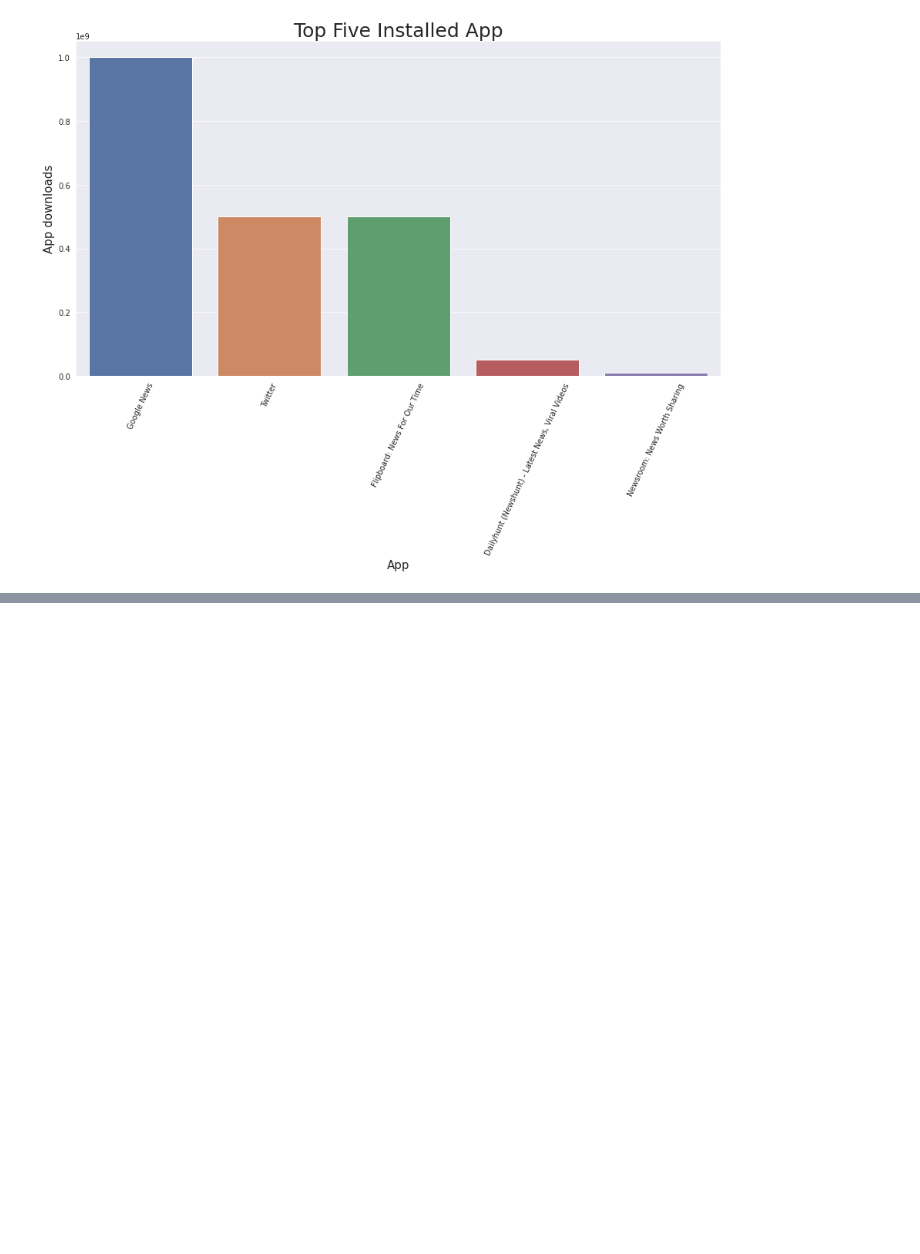
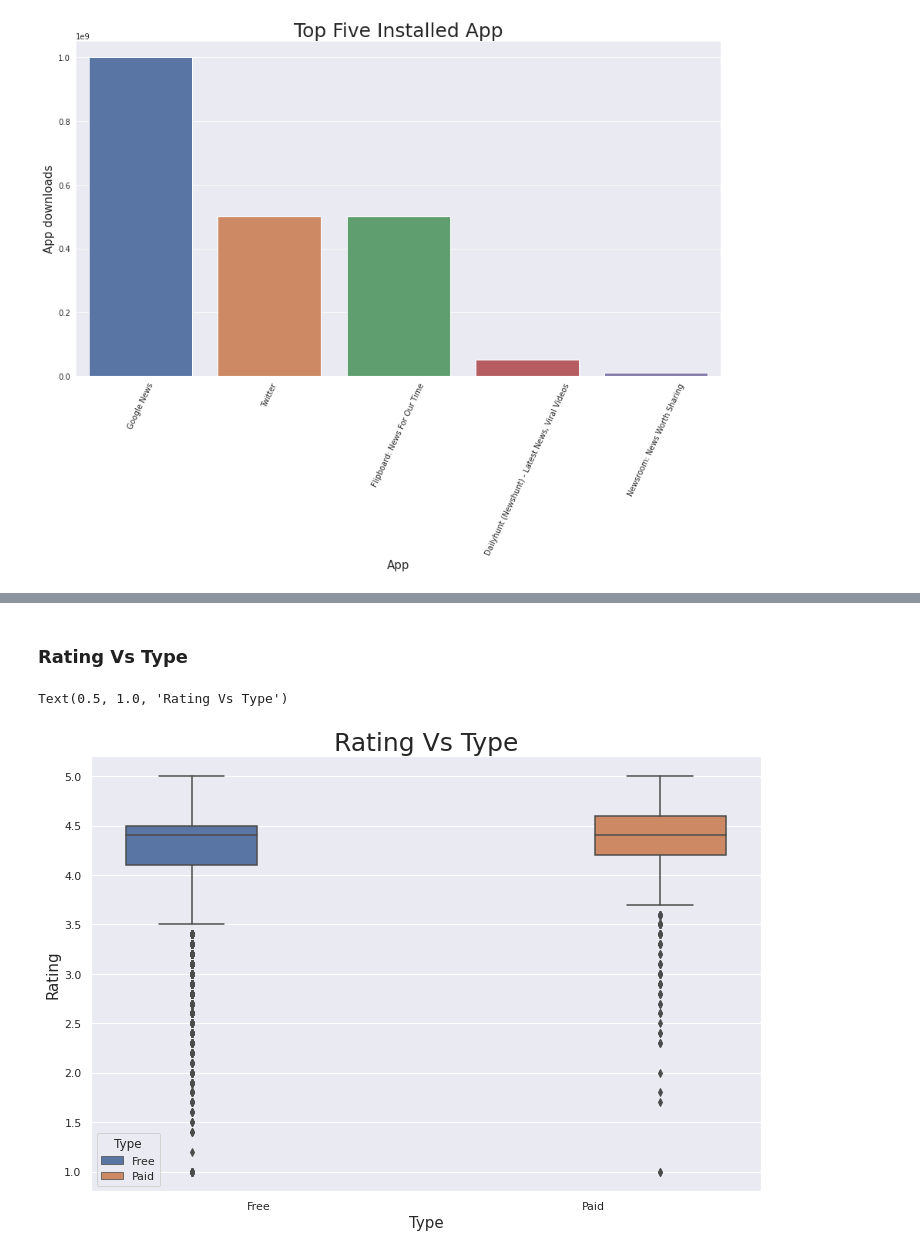
Before and after one commit to victorious07/Play-Store-App-Review-Analysis, a Jupyter notebook: Play_Store_App_Review_Analysis_Capstone_Project.ipynb, the cells around one changed output, grey strips where cells are left out. Saved outputs shown, nothing was run; the diff lists cells and outputs as text; code cells hidden in the pictures; blank space fills up the shorter version.

```diff
--- a/Play_Store_App_Review_Analysis_Capstone_Project.ipynb
+++ b/Play_Store_App_Review_Analysis_Capstone_Project.ipynb
@@ -871,0 +906,12 @@ Text(0.5, 1.0, 'Top Five Installed App')
+# %% [markdown]
+### Rating Vs Type
+# %%
+#visualization
+plt.figure(figsize=(12,8))
+sns.boxplot(x = 'Type', y = 'Rating',hue= 'Type', data=play_store_app)
+plt.xlabel("Type",fontsize=15)
+plt.ylabel("Rating",fontsize=15)
+plt.title('Rating Vs Type',size = 25)
+# %% [output]
+Text(0.5, 1.0, 'Rating Vs Type')
+[figure, added]
```
Also changed, not shown: parts of 25 cells of this notebook.
